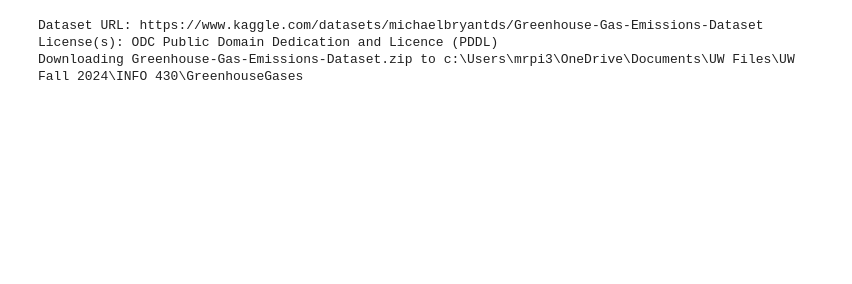
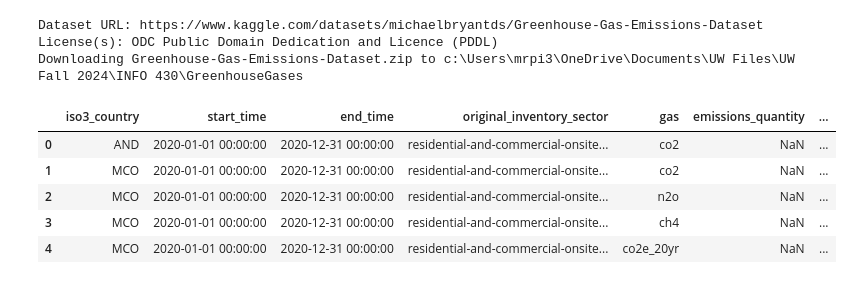
Before and after one commit to kaiden-ong/GreenhouseGases, a Jupyter notebook: Delivarable1.ipynb, the cells around one changed output. Saved outputs shown, nothing was run; the diff lists cells and outputs as text; code cells hidden in the pictures; blank space fills up the shorter version.

Commit message:
Add data into repo

```diff
--- a/Delivarable1.ipynb
+++ b/Delivarable1.ipynb
@@ -6,3 +7,13 @@ import kaggle
 Dataset URL: https://www.kaggle.com/datasets/michaelbryantds/Greenhouse-Gas-Emissions-Dataset
 License(s): ODC Public Domain Dedication and Licence (PDDL)
 Downloading Greenhouse-Gas-Emissions-Dataset.zip to c:\Users\mrpi3\OneDrive\Documents\UW Files\UW Fall 2024\INFO 430\GreenhouseGases
+# %%
+df1 = pd.read_csv('./data/buildings/country_residential-and-commercial-onsite-fuel-usage_emissions.csv')
+df1.head()
+# %% [output]
+|  | iso3_country | start_time | end_time | original_inventory_sector | gas | emissions_quantity | ... |
+| 0 | AND | 2020-01-01 00:00:00 | 2020-12-31 00:00:00 | residential-and-commercial-onsite... | co2 | NaN | ... |
+| 1 | MCO | 2020-01-01 00:00:00 | 2020-12-31 00:00:00 | residential-and-commercial-onsite... | co2 | NaN | ... |
+| 2 | MCO | 2020-01-01 00:00:00 | 2020-12-31 00:00:00 | residential-and-commercial-onsite... | n2o | NaN | ... |
+| 3 | MCO | 2020-01-01 00:00:00 | 2020-12-31 00:00:00 | residential-and-commercial-onsite... | ch4 | NaN | ... |
+| 4 | MCO | 2020-01-01 00:00:00 | 2020-12-31 00:00:00 | residential-and-commercial-onsite... | co2e_20yr | NaN | ... |
```
Also changed, not shown: parts of 2 cells of this notebook, 32 other files.
